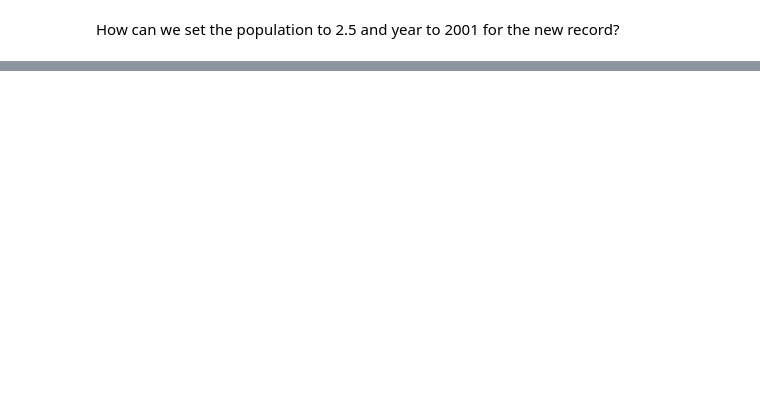
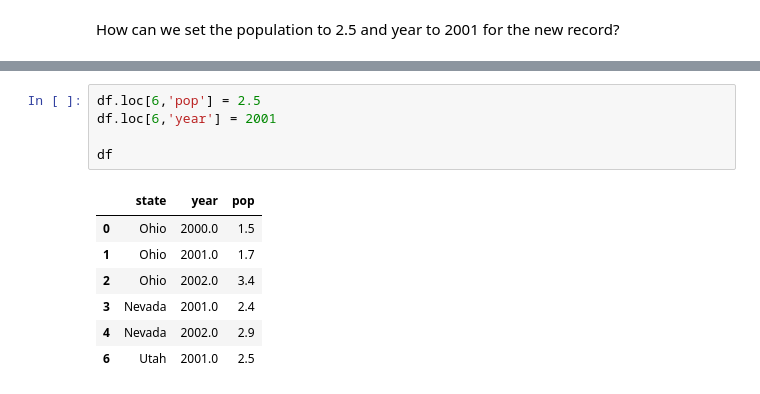
Before and after one commit to ahzimm4/ce599, a Jupyter notebook: 06-Pandas Basics Part 2/Basic-Operations-Using-Pandas.ipynb, the cells around one changed output, grey strips where cells are left out. Cells and saved outputs as stored; diff of their text form; blank space fills up the shorter version.

```diff
--- a/06-Pandas Basics Part 2/Basic-Operations-Using-Pandas.ipynb
+++ b/06-Pandas Basics Part 2/Basic-Operations-Using-Pandas.ipynb
@@ -557,0 +578,13 @@ new_df
+# %%
+df.loc[6,'pop'] = 2.5
+df.loc[6,'year'] = 2001
+
+df
+# %% [output]
+|  | state | year | pop |
+| 0 | Ohio | 2000.0 | 1.5 |
+| 1 | Ohio | 2001.0 | 1.7 |
+| 2 | Ohio | 2002.0 | 3.4 |
+| 3 | Nevada | 2001.0 | 2.4 |
+| 4 | Nevada | 2002.0 | 2.9 |
+| 6 | Utah | 2001.0 | 2.5 |
```
Also changed, not shown: parts of 8 cells of this notebook.
